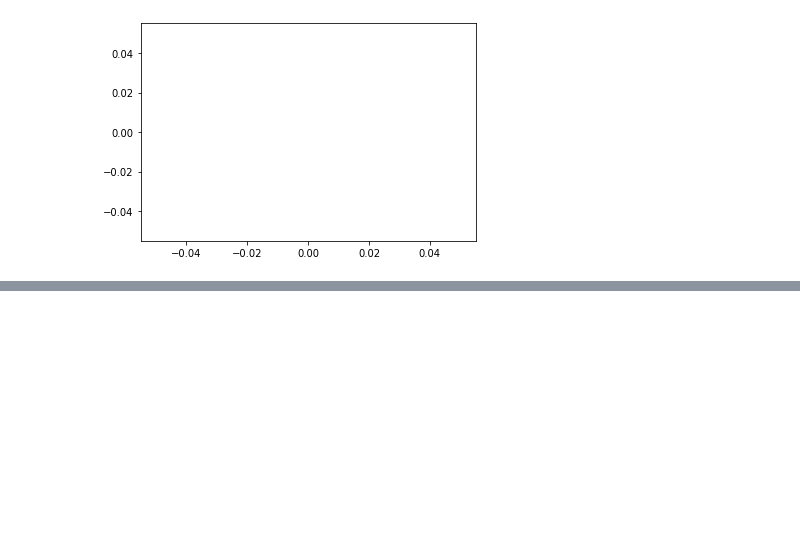
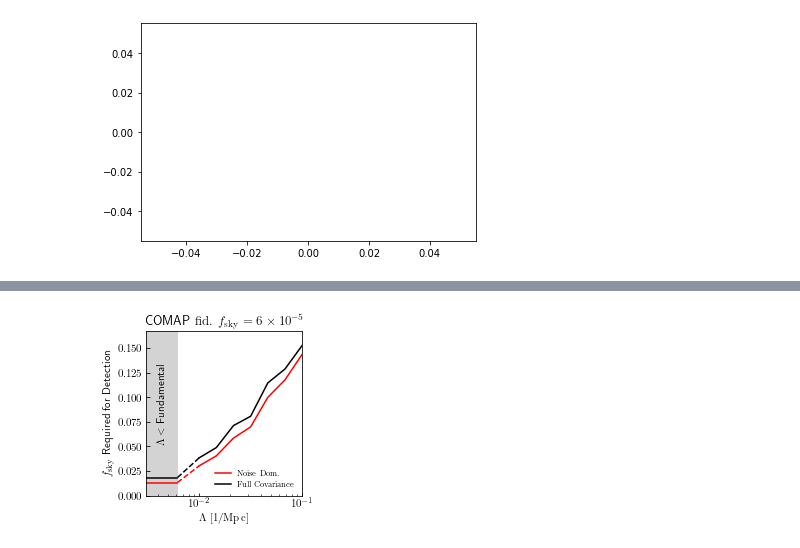
Before and after one commit to DelonShen/LIMxCMBL, a Jupyter notebook: 011.006.2025-03-28-SNR-calculation-generic.ipynb, the cells around one changed output, grey strips where cells are left out. Saved outputs shown, nothing was run; the diff lists cells and outputs as text; code cells hidden in the pictures; blank space fills up the shorter version.

Commit message:
fsky required for detection computation

```diff
--- a/011.006.2025-03-28-SNR-calculation-generic.ipynb
+++ b/011.006.2025-03-28-SNR-calculation-generic.ipynb
@@ -384,0 +437,67 @@ plt.savefig(fig_fname)
+# %%
+fid_fsky = Omega_field / (4*np.pi)
+# %%
+fig = plt.figure(figsize = (3,3), facecolor = 'w')
+plt.tick_params(axis='both', direction='in')
+
+plt.plot(_Lambdas[1:], noise_dom_y[1:],
+         c='r',
+        label='Noise Dom.')
+
+plt.plot(_Lambdas[1:], full_y[1:],
+         c='k',
+        label='Full Covariance')
+
+
+
+plt.plot([kpar_fundamental, _Lambdas[1]], full_y[:2],
+         c='k', ls='--',)
+
+plt.plot([kpar_fundamental, _Lambdas[1]], noise_dom_y[:2],
+         c='r', ls='--',)
+
+
+unfiltered_SNR_noisedom = noise_dom_y[0]
+unfiltered_SNR_full = full_y[0]
+plt.plot([0, kpar_fundamental], [unfiltered_SNR_full, unfiltered_SNR_full],
+         c='k',)
+
+plt.plot([0, kpar_fundamental], [unfiltered_SNR_noisedom, unfiltered_SNR_noisedom],
+         c='r',)
+
+
+plt.xscale('log')
+plt.fill_between([0, kpar_fundamental], [0,0], [10000, 10000],
+                color = 'lightgrey', )
+
+
+ymax = full_y[-1] * 1.1
+bnd_center = np.sqrt(1/2*kpar_fundamental**2)
+hcenter = (ymax * 1.1)/2
+plt.text(bnd_center, hcenter,
+        r'$$ \hspace{1em}\Lambda < \textsf{Fundamental}$$',
+        ha='center',
+        va='center',
+        rotation='vertical',)
+
+
+plt.ylim(0, min(1, ymax))
+
+plt.xlim(kpar_fundamental/2, 1e-1)
+
+
+plt.xlabel(r'$\Lambda$ [1/Mpc]')
+plt.ylabel(r'$f_{\rm sky}\textsf{ Required for Detection}$')
+
+
+s = '%.0e'%(fid_fsky)
+
+plt_title = r'\textsf{%s} fid. $f_{\rm sky}=%d\times 10^{%d}$'%(experiment, int(s[0]),  int(s[2:]))
+plt.title(plt_title)
+
+
+plt.legend(frameon=False, fontsize=8, loc='lower right')
+fig_fname = 'figures/011.006.aspir_fsky_%s.pdf'%(experiment)
+plt.savefig(fig_fname)
+# %% [output]
+[figure, added]
```
Also changed, not shown: parts of 12 cells of this notebook, 9 other files.
